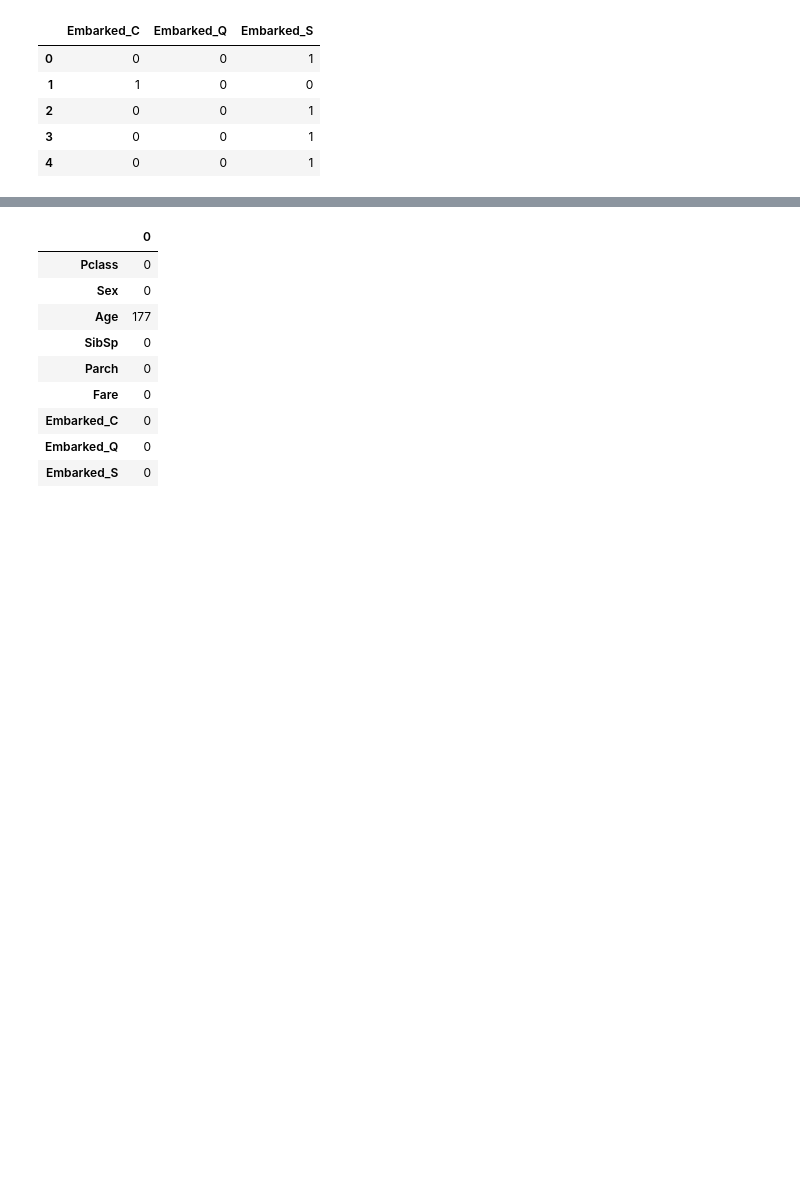
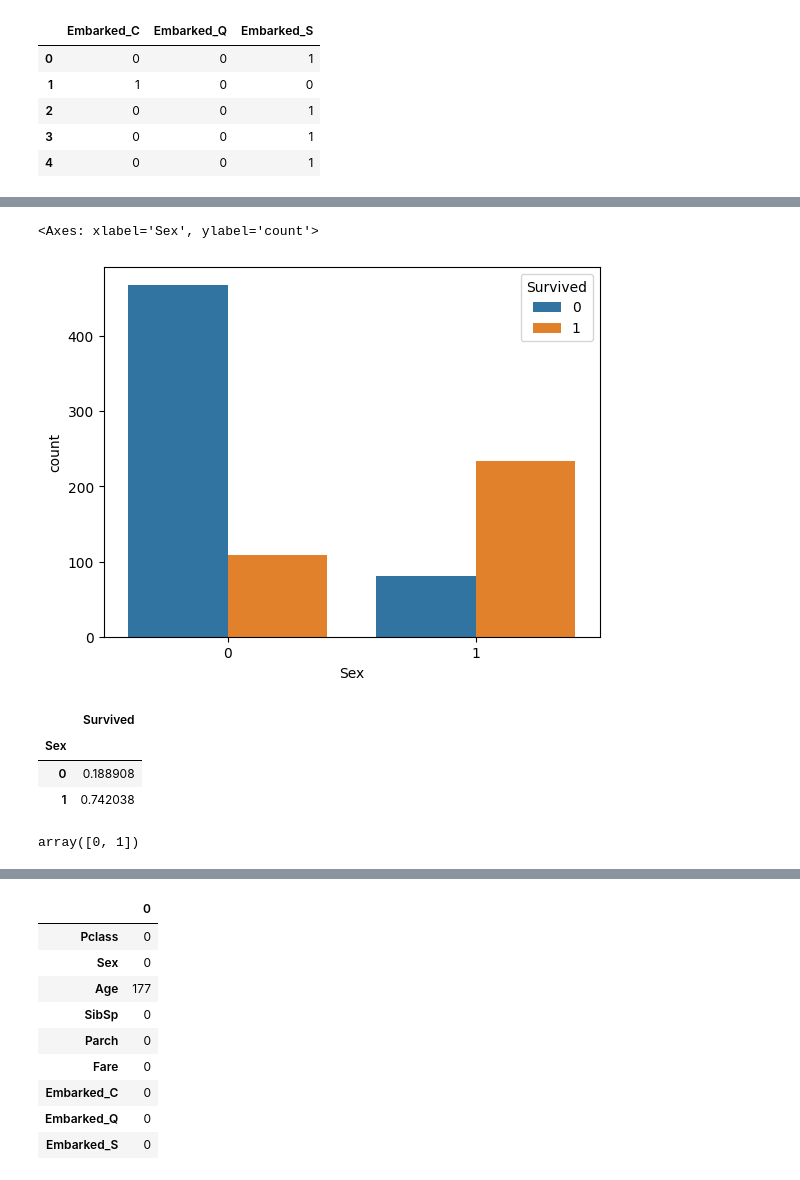
Before and after one commit to DOLLY41/CODESOFT, a Jupyter notebook: Titanic_Survival_Prediction.ipynb, the cells around one changed output, grey strips where cells are left out. Cells and saved outputs as stored; diff of their text form; code cells hidden in the pictures; blank space fills up the shorter version.

```diff
--- a/Titanic_Survival_Prediction.ipynb
+++ b/Titanic_Survival_Prediction.ipynb
@@ -104,0 +136,18 @@ titanic_data.Sex=titanic_data.Sex.map({'male':0,'female':1})
+# %%
+#let's visualize the count of survivals wrt Gender
+sns.countplot(x=titanic_data['Sex'], hue=titanic_data['Survived'])
+# %% [output]
+<Axes: xlabel='Sex', ylabel='count'>
+[figure, added]
+# %%
+#Look at survival rate by sex
+titanic_data.groupby('Sex')[['Survived']].mean()
+# %% [output]
+|  | Survived |
+| Sex |  |
+| 0 | 0.188908 |
+| 1 | 0.742038 |
+# %%
+titanic_data['Sex'].unique()
+# %% [output]
+array([0, 1])
```
Also changed, not shown: parts of 15 cells of this notebook.
